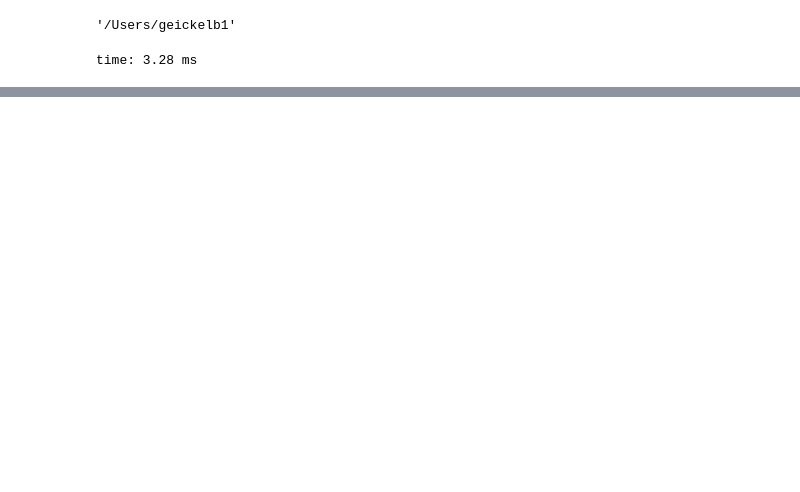
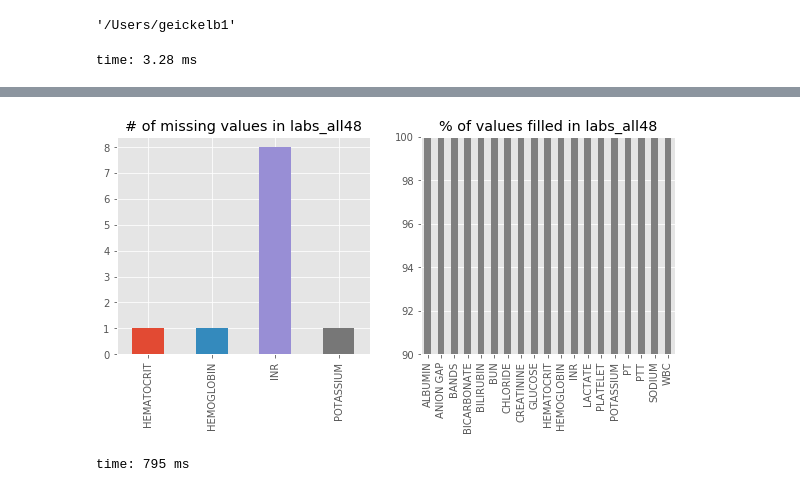
Before and after one commit to kellylinyingxin/mimiciii-antibiotics-modeling, a Jupyter notebook: notebooks/04-clinical_explore.ipynb, the cells around one changed output, grey strips where cells are left out. Saved outputs shown, nothing was run; the diff lists cells and outputs as text; code cells hidden in the pictures; blank space fills up the shorter version.

Commit message:
week of june 21-28 updates
updates are more detailed in my laboratory notebook, will update github more frequently from here on out.

```diff
--- a/notebooks/04-clinical_explore.ipynb
+++ b/notebooks/04-clinical_explore.ipynb
@@ -46,10 +63,12 @@ cwd
 time: 3.28 ms
 # %%
 #importing clinical variable csv
-lab = f'data/interim/{today}-winemag_priceGBP.csv'
+#lab = f'data/interim/{today}-winemag_priceGBP.csv'
 
+#/Users/geickelb1/Documents/GitHub/mimiciii-antibiotics-modeling/notebooks
 
-
-labs_all48=  pd.read_csv('/Documents/GitHub/mimiciii-antibiotics-modeling/data/wrangled/labs_all48.csv', index_col=0)
-bg_all48=  pd.read_csv('/Documents/GitHub/mimiciii-antibiotics-modeling/data/wrangled/labs_all48.csv', index_col=0)
-vital_all48=  pd.read_csv('/Documents/GitHub/mimiciii-antibiotics-modeling/data/wrangled/vital_all48.csv', index_col=0)
+labs_all48=  pd.read_csv('/Users/geickelb1/Documents/GitHub/mimiciii-antibiotics-modeling/data/wrangled/labs_all48_df.csv', index_col=0)
+bg_all48=  pd.read_csv('/Users/geickelb1/Documents/GitHub/mimiciii-antibiotics-modeling/data/wrangled/labs_all48_df.csv', index_col=0)
+vital_all48=  pd.read_csv('/Users/geickelb1/Documents/GitHub/mimiciii-antibiotics-modeling/data/wrangled/vital_all48_df.csv', index_col=0)
+cohort_df = pd.read_csv('/Users/geickelb1/Desktop/PhD_Misc/HSIP_442_Yuan_Lao/final_pt_df2_5-04-18.csv', index_col=0)
+#final_pt_df2 = pd.read_csv('/Users/geickelb1/Desktop/PhD_Misc/HSIP_442_Yuan_Lao/final_pt_df2_5-04-18.csv', index_col=0)
@@ -55,0 +154,2 @@ vital_all48=  pd.read_csv('/Documents/GitHub/mimiciii-antibiotics-modeling/data/
+# %%
+icustay_list= list(cohort_df['icustay_id'].unique())
@@ -55,0 +158,22 @@ vital_all48=  pd.read_csv('/Documents/GitHub/mimiciii-antibiotics-modeling/data/
+# %%
+#task: get the missingness % for each variable (ie for each variable how many patients never have any entry?)
+
+#lab_na_testvar = labs_all48.loc[labs_all48.loc[:,'valuenum'].isnull(),['subject_id','label']]
+
+#lab_na_testvar.value_counts()
+
+
+####FIRST THINGS FIRST, FILTER ONLY TO ICUSTAY OF INTEREST.
+
+labs_all48= labs_all48[labs_all48['icustay_id'].isin(icustay_list)] #good
+
+
+#my strat, drop na from labs_all48, then drop duplicate for each patient lab.
+
+
+labs_all48_notnull= labs_all48[labs_all48['valuenum'].notnull()]
+
+#labs_all48_notnull.groupby(['subject_id'])['label'].count()
+labs_all48_notnull.drop_duplicates(['subject_id','label'])['label'].value_counts()
+#labs_all48['subject_id'].nunique()
+#labs_all48['subject_id','icustay_id','charttime','label','valuenum'.dropna()
@@ -55,0 +269,12 @@ vital_all48=  pd.read_csv('/Documents/GitHub/mimiciii-antibiotics-modeling/data/
+# %%
+#labs
+var1, var2, var3,  = missing_fxn(labs_all48, 'valuenum', 'label')
+fig, axs = plt.subplots(1,2,figsize=(10,4))
+ax1= (var2.sort_index().plot.bar(ax=axs[0], title = '# of missing values in labs_all48'))
+ax2= (var3.sort_index().plot.bar(color='grey',
+                                ax=axs[1],
+                                ylim=(min(var3)-10 ,100),
+                                title = '% of values filled in labs_all48'))
+# %% [output]
+[figure, added]
+time: 795 ms
```
Also changed, not shown: parts of 29 cells of this notebook, 7 other files.
